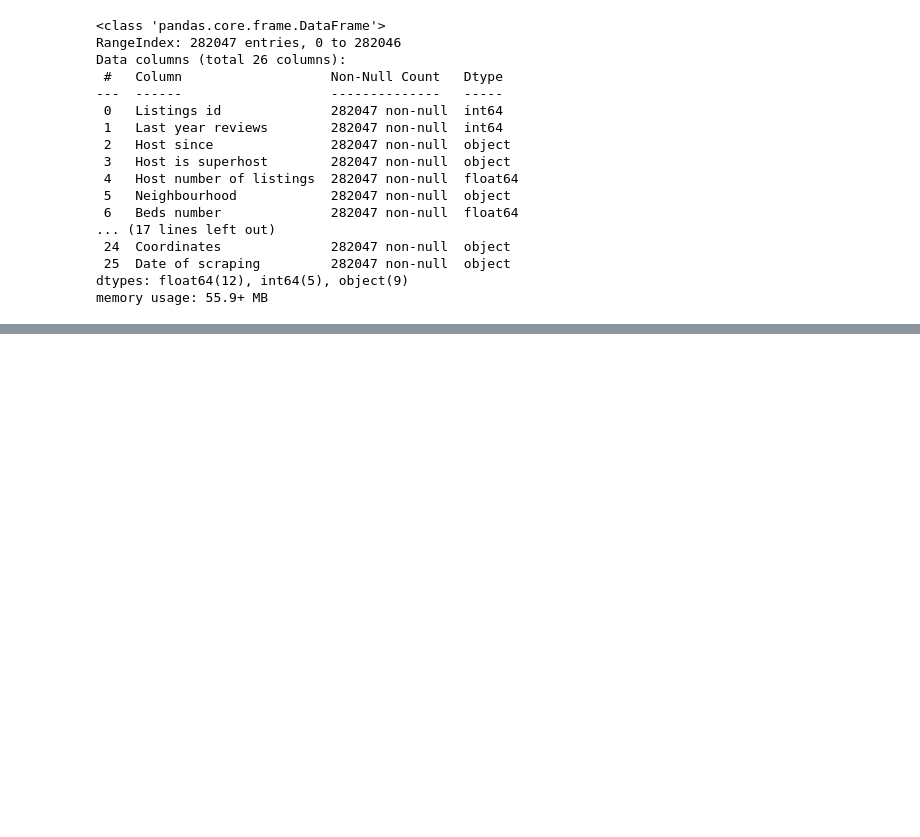
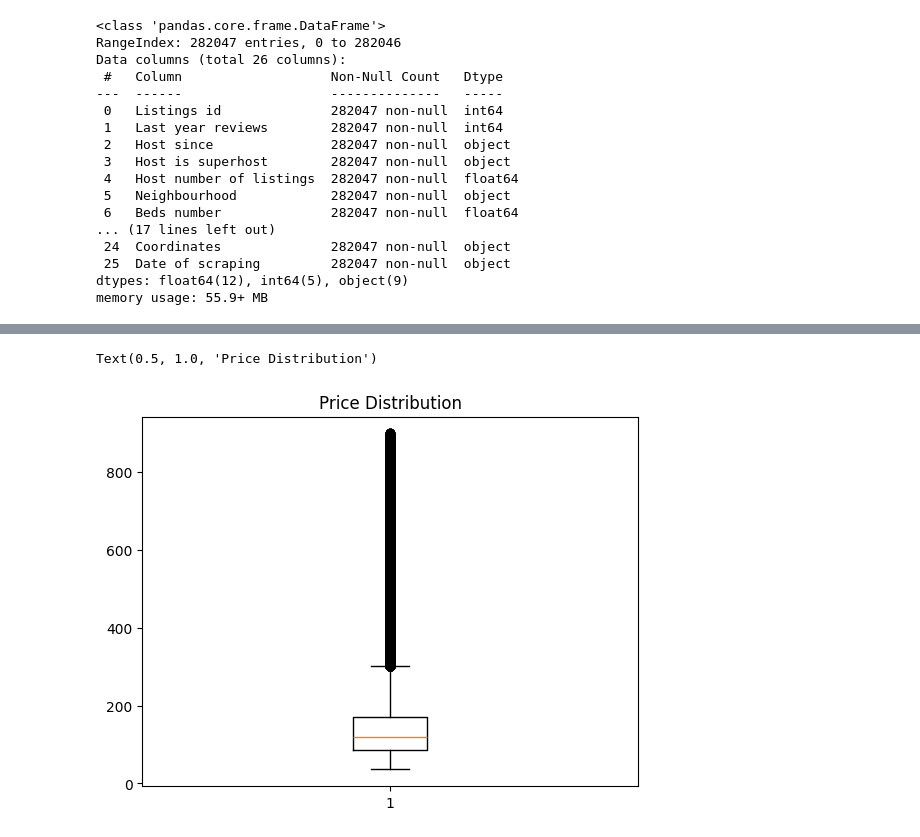
Before and after one commit to KakarotMc/Airbnb, a Jupyter notebook: Italy Airbnb prediciton.ipynb, the cells around one changed output, grey strips where cells are left out. Saved outputs shown, nothing was run; the diff lists cells and outputs as text; code cells hidden in the pictures; blank space fills up the shorter version.

```diff
--- a/Italy Airbnb prediciton.ipynb
+++ b/Italy Airbnb prediciton.ipynb
@@ -108,0 +99,7 @@ array(['Private room', 'Entire home', 'Hotel room', 'Shared room'],
+# %%
+#making a boxplot again to check if the outliers are removed
+plt.boxplot(df['Price'])
+plt.title('Price Distribution')
+# %% [output]
+Text(0.5, 1.0, 'Price Distribution')
+[figure, added]
```
Also changed, not shown: parts of 27 cells of this notebook.
